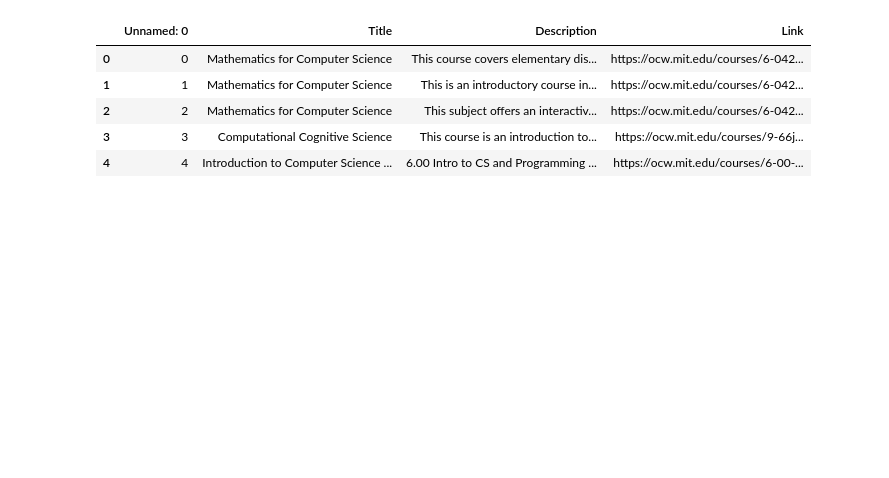
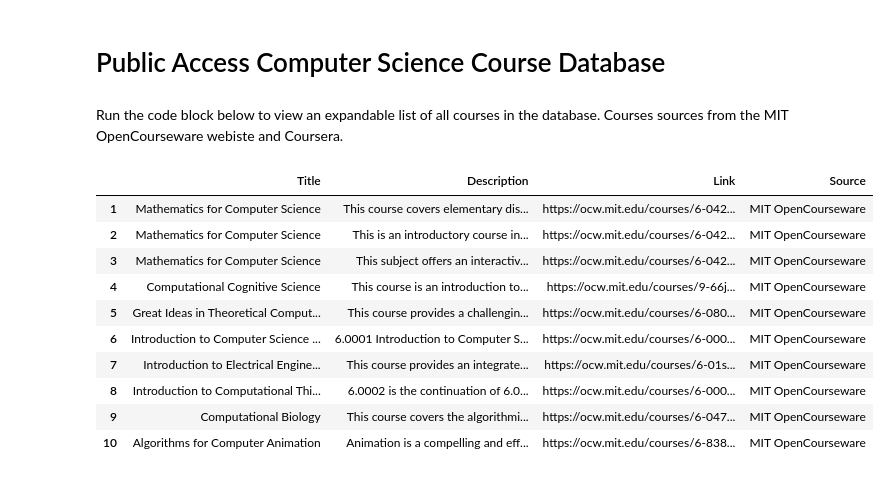
Before and after one commit to Lois-Wong/open-cs-courseware-scrapy, a Jupyter notebook: course_rec.ipynb, the cells around one changed output. Drawn from its saved outputs; the diff is of its cells as text; code cells hidden in the pictures; blank space fills up the shorter version.

Commit message:
add course_rec code

```diff
--- a/course_rec.ipynb
+++ b/course_rec.ipynb
@@ -13,14 +13,64 @@ from selenium import webdriver
 from selenium.webdriver.common.keys import Keys
 import pandas as pd
 from selenium.webdriver.common.by import By
+# %% [markdown]
+# Public Access Computer Science Course Database
+# %% [markdown]
+Run the code block below to view an expandable list of all courses in the database. Courses sources from the MIT OpenCourseware webiste and Coursera.
 # %%
-courses = pd.read_csv("/Users/loiswong/Downloads/jhu-ir-hw/final/course_df.csv")
+courses = pd.read_csv("https://raw.githubusercontent.com/Lois-Wong/cs-course-recommender/main/all_courses.csv")
+courses = courses.drop(columns=courses.columns[:1])
+for index, value in enumerate(courses["Description"]):
+    # Example editing: appending " - edited" to each value
+    courses.at[index, 'Description'] = value.replace("\n", "")
 
-courses.head()
+
+# Increment all row numbers by 1
+courses.index += 1
+
+import ipywidgets as widgets
+from IPython.display import display, HTML
+
+# Set the display options for pandas
+pd.set_option('display.max_colwidth', None)  # Display full text in each cell
+
+# Define initial display parameters
+start_index = 10
+rows_per_page = 10
+
+# Define the function to display more rows
+def show_more_rows(button):
+    global start_index
+    with output:
+        end_index = start_index + rows_per_page
+        if end_index >= len(courses):
+            end_index = len(courses)
+            button.disabled = True
+        display(courses.iloc[start_index:end_index])
+        start_index = end_index
+
+# Display the second set of ten rows (rows 10-19)
+display(courses.iloc[0:10])
+
+# Create a button widget to show more rows
+button = widgets.Button(description="Show More Rows")
+button.on_click(show_more_rows)
+
+# Create an output widget to display the DataFrame
+output = widgets.Output(layout=widgets.Layout(width='100%', height='100%', overflow='scroll'))
+
+# Display the button widget
+display(output)
+display(button)
 # %% [output]
-|  | Unnamed: 0 | Title | Description | Link |
-| 0 | 0 | Mathematics for Computer Science | This course covers elementary dis... | https://ocw.mit.edu/courses/6-042... |
-| 1 | 1 | Mathematics for Computer Science | This is an introductory course in... | https://ocw.mit.edu/courses/6-042... |
-| 2 | 2 | Mathematics for Computer Science | This subject offers an interactiv... | https://ocw.mit.edu/courses/6-042... |
-| 3 | 3 | Computational Cognitive Science | This course is an introduction to... | https://ocw.mit.edu/courses/9-66j... |
-| 4 | 4 | Introduction to Computer Science ... | 6.00 Intro to CS and Programming ... | https://ocw.mit.edu/courses/6-00-... |
+|  | Title | Description | Link | Source |
+| 1 | Mathematics for Computer Science | This course covers elementary dis... | https://ocw.mit.edu/courses/6-042... | MIT OpenCourseware |
+| 2 | Mathematics for Computer Science | This is an introductory course in... | https://ocw.mit.edu/courses/6-042... | MIT OpenCourseware |
+| 3 | Mathematics for Computer Science | This subject offers an interactiv... | https://ocw.mit.edu/courses/6-042... | MIT OpenCourseware |
+| 4 | Computational Cognitive Science | This course is an introduction to... | https://ocw.mit.edu/courses/9-66j... | MIT OpenCourseware |
+| 5 | Great Ideas in Theoretical Comput... | This course provides a challengin... | https://ocw.mit.edu/courses/6-080... | MIT OpenCourseware |
+| 6 | Introduction to Computer Science ... | 6.0001 Introduction to Computer S... | https://ocw.mit.edu/courses/6-000... | MIT OpenCourseware |
+| 7 | Introduction to Electrical Engine... | This course provides an integrate... | https://ocw.mit.edu/courses/6-01s... | MIT OpenCourseware |
+| 8 | Introduction to Computational Thi... | 6.0002 is the continuation of 6.0... | https://ocw.mit.edu/courses/6-000... | MIT OpenCourseware |
+| 9 | Computational Biology | This course covers the algorithmi... | https://ocw.mit.edu/courses/6-047... | MIT OpenCourseware |
+| 10 | Algorithms for Computer Animation | Animation is a compelling and eff... | https://ocw.mit.edu/courses/6-838... | MIT OpenCourseware |
```
Also changed, not shown: parts of 8 cells of this notebook.
